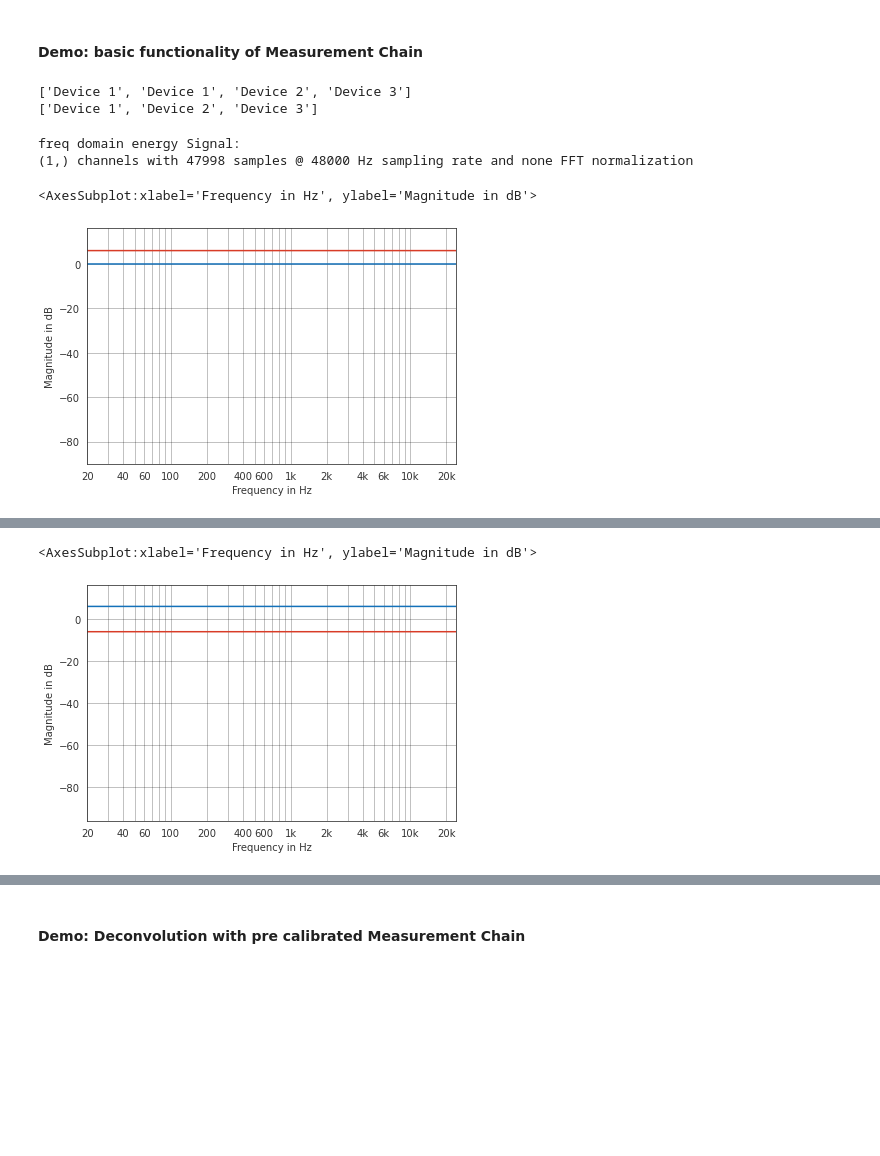
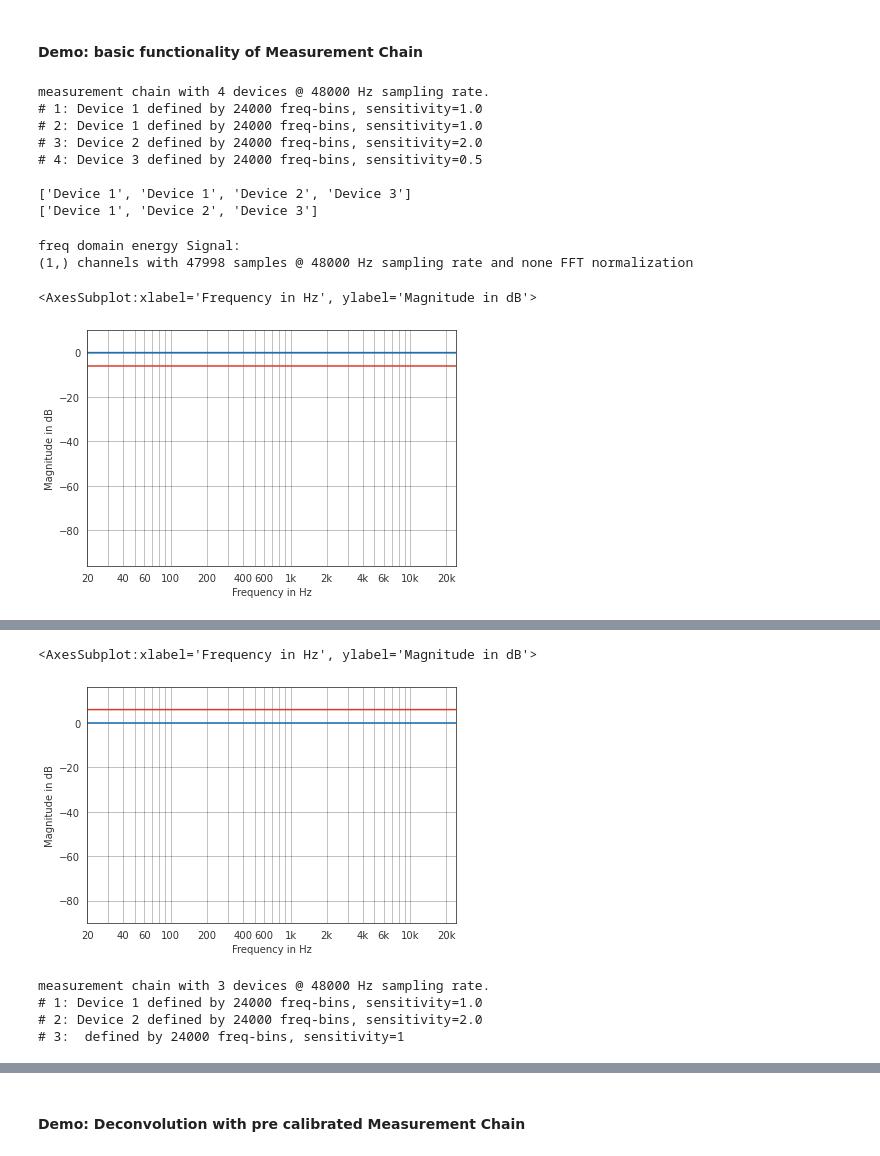
Before and after one commit to pyfar-seminar/mestopy, a Jupyter notebook: mestopy_demo.ipynb, the cells around one changed output, grey strips where cells are left out. Saved outputs shown, nothing was run; the diff lists cells and outputs as text; code cells hidden in the pictures; blank space fills up the shorter version.

Commit message:
add __repr__ to MeasurementChain and DeviceObj

```diff
--- a/mestopy_demo.ipynb
+++ b/mestopy_demo.ipynb
@@ -15,62 +15,66 @@ from mestopy.mestopy import MeasurementChain, deconv
 # %%
 # initialise measurement chain @fs=44100
 fs = 48000
-chain = MeasurementChain(fs, 1)
+chain = MeasurementChain(fs)
 # %%
 # reset MeasurementChain refs, in case you run this cell multiple times
-chain.reset_ref()
+chain.reset_devices()
 
-# generate some flat signals at different levels: 0dB, +6dB, -6dB
-sig1 = pyfar.Signal(np.full(int(fs/2), 1.0), fs, domain='freq')
-sig2 = pyfar.Signal(np.full(int(fs/2), 2.0), fs, domain='freq')
-sig3 = pyfar.Signal(np.full(int(fs/2), 0.5), fs, domain='freq')
+# generate a flat signal
+sig = pyfar.Signal(np.full(int(fs/2), 1.0), fs, domain='freq')
 
-# add these signals as references to the measurement chain; attention: sig1 is added twice by "mistake"
-chain.add_ref(sig1, calibration=1, device_name='Device 1')
-chain.add_ref(sig1, calibration=1, device_name='Device 1')
-chain.add_ref(sig2, calibration=1, device_name='Device 2')
-chain.add_ref(sig3, calibration=1, device_name='Device 3')
+# add these signals as devices to the measurement chain; attention: Device 1 is added twice by "mistake"
+chain.add_device(sig, sens=1.0, device_name='Device 1')
+chain.add_device(sig, sens=1.0, device_name='Device 1')
+chain.add_device(sig, sens=2.0, device_name='Device 2')
+chain.add_device(sig, sens=0.5, device_name='Device 3')
+
+# print measurement chain __repr__
+print(chain)
 
 # print names of devices in measurement chain
-print(chain.ls_ref())
+print(chain.list_devices())
 
-# remove double added sig1 from measurement chain
-chain.rm_ref(1)
+# remove double added Device 1 from measurement chain
+chain.remove_device(1)
 
 # print names of devices in measurement chain after removing
-print(chain.ls_ref())
+print(chain.list_devices())
 
 # get the freq-response of whole measurement chain as pyfar.Signal
-chain.get_refs()
+chain.freq()
 
 # get the freq-response of specific device in measurement chain as pyfar.Signal
-chain.get_ref(1)
+chain.device_freq(1)
 # %% [output]
+measurement chain with 4 devices @ 48000 Hz sampling rate.
+# 1: Device 1 defined by 24000 freq-bins, sensitivity=1.0
+# 2: Device 1 defined by 24000 freq-bins, sensitivity=1.0
+# 3: Device 2 defined by 24000 freq-bins, sensitivity=2.0
+# 4: Device 3 defined by 24000 freq-bins, sensitivity=0.5
+
 ['Device 1', 'Device 1', 'Device 2', 'Device 3']
 ['Device 1', 'Device 2', 'Device 3']
 freq domain energy Signal:
 (1,) channels with 47998 samples @ 48000 Hz sampling rate and none FFT normalization
 # %%
 # plot freq-response of whole measurement chain
-fig1 = pyfar.plot.line.freq(chain.get_refs())
+fig1 = pyfar.plot.line.freq(chain.freq())
 
 # plot freq-response of element 1 of the measurement chain
-pyfar.plot.line.freq(chain.get_ref(1))
+pyfar.plot.line.freq(chain.device_freq(2))
 # %% [output]
 <AxesSubplot:xlabel='Frequency in Hz', ylabel='Magnitude in dB'>
-[figure, old version]
+[figure, new version]
 # %%
 # remove devices from measurement chain by name
-print(chain.ls_ref())
-if chain.rm_ref('Device 3') is True:
-    print('successfully removed device from measurement chain')
-else:
-    print('device name not found')
-print(chain.ls_ref())
+print(chain.list_devices())
+chain.remove_device('Device 3')
+print(chain.list_devices())
 
 # plot freq-response of whole measurement chain
-fig1 = pyfar.plot.line.freq(chain.get_ref('Device 2', invert=False))
+fig1 = pyfar.plot.line.freq(chain.device_freq('Device 1'))
 # invert ref-response and plot again
-pyfar.plot.line.freq(chain.get_refs(invert=True))
+pyfar.plot.line.freq(chain.freq())
 # %% [output]
 ['Device 1', 'Device 2', 'Device 3']
@@ -78,3 +81,11 @@ successfully removed device from measurement chain
 ['Device 1', 'Device 2']
 <AxesSubplot:xlabel='Frequency in Hz', ylabel='Magnitude in dB'>
-[figure, old version]
+[figure, new version]
+# %%
+chain.add_device()
+chain
+# %% [output]
+measurement chain with 3 devices @ 48000 Hz sampling rate.
+# 1: Device 1 defined by 24000 freq-bins, sensitivity=1.0
+# 2: Device 2 defined by 24000 freq-bins, sensitivity=2.0
+# 3:  defined by 24000 freq-bins, sensitivity=1
```
Also changed, not shown: parts of 3 cells of this notebook, 1 other file.
